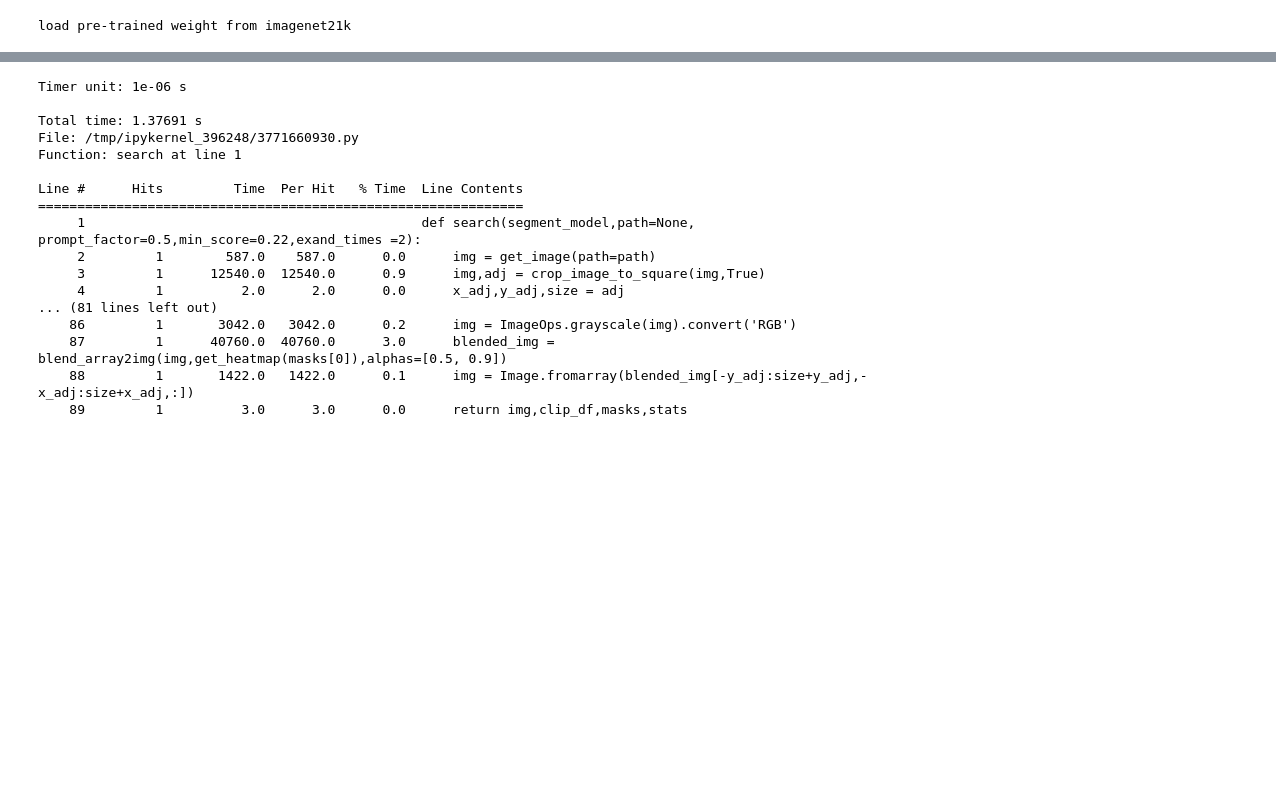
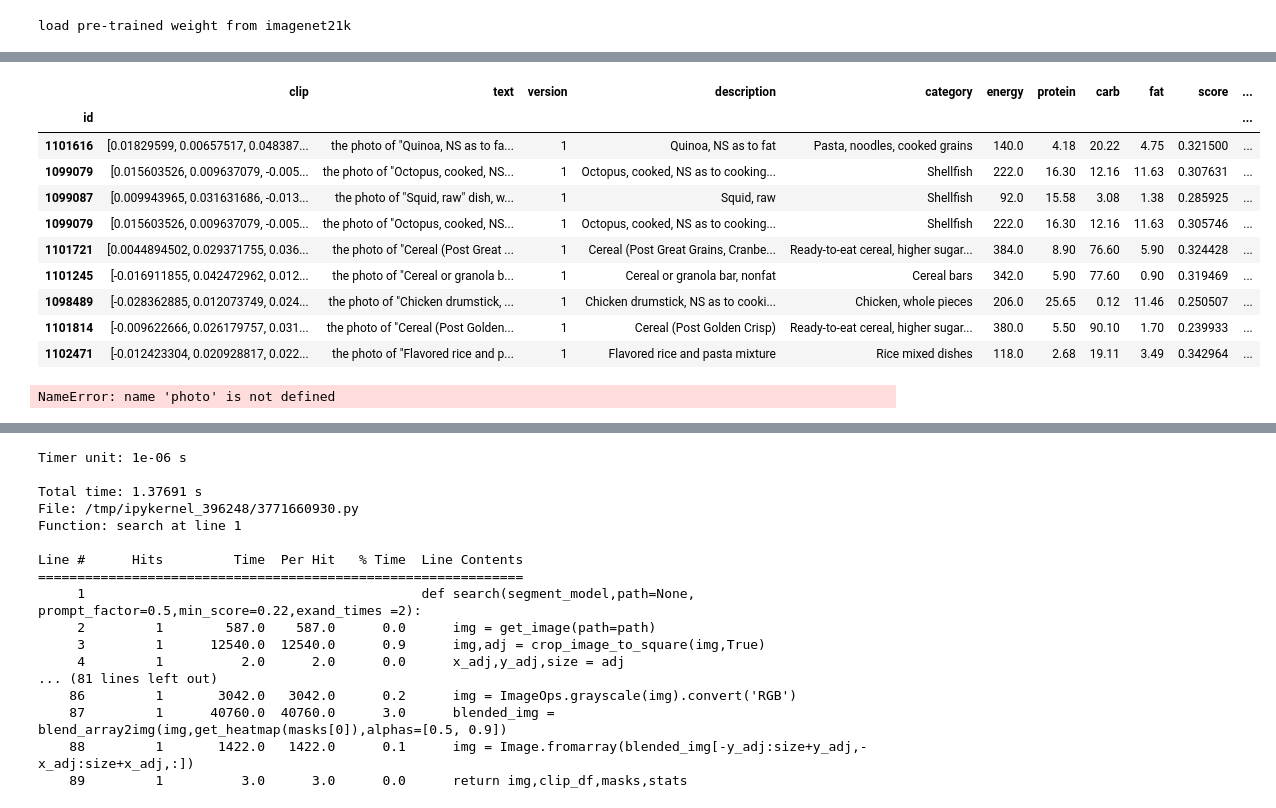
Before and after one commit to DmitriyG228/food, a Jupyter notebook: 00_nbs/01_search.ipynb, the cells around one changed output, grey strips where cells are left out. Saved outputs shown, nothing was run; the diff lists cells and outputs as text; code cells hidden in the pictures; blank space fills up the shorter version.

Commit message:
ready for preproduction

```diff
--- a/00_nbs/01_search.ipynb
+++ b/00_nbs/01_search.ipynb
@@ -292,0 +296,27 @@ img,clip_df,masks,stats = search(segment_model,path, prompt_factor=0.1,min_score
+# %%
+clip_df
+# %% [output]
+|  | clip | text | version | description | category | energy | protein | carb | fat | score | ... |
+| id |  |  |  |  |  |  |  |  |  |  | ... |
+| 1101616 | [0.01829599, 0.00657517, 0.048387... | the photo of "Quinoa, NS as to fa... | 1 | Quinoa, NS as to fat | Pasta, noodles, cooked grains | 140.0 | 4.18 | 20.22 | 4.75 | 0.321500 | ... |
+| 1099079 | [0.015603526, 0.009637079, -0.005... | the photo of "Octopus, cooked, NS... | 1 | Octopus, cooked, NS as to cooking... | Shellfish | 222.0 | 16.30 | 12.16 | 11.63 | 0.307631 | ... |
+| 1099087 | [0.009943965, 0.031631686, -0.013... | the photo of "Squid, raw" dish, w... | 1 | Squid, raw | Shellfish | 92.0 | 15.58 | 3.08 | 1.38 | 0.285925 | ... |
+| 1099079 | [0.015603526, 0.009637079, -0.005... | the photo of "Octopus, cooked, NS... | 1 | Octopus, cooked, NS as to cooking... | Shellfish | 222.0 | 16.30 | 12.16 | 11.63 | 0.305746 | ... |
+| 1101721 | [0.0044894502, 0.029371755, 0.036... | the photo of "Cereal (Post Great ... | 1 | Cereal (Post Great Grains, Cranbe... | Ready-to-eat cereal, higher sugar... | 384.0 | 8.90 | 76.60 | 5.90 | 0.324428 | ... |
+| 1101245 | [-0.016911855, 0.042472962, 0.012... | the photo of "Cereal or granola b... | 1 | Cereal or granola bar, nonfat | Cereal bars | 342.0 | 5.90 | 77.60 | 0.90 | 0.319469 | ... |
+| 1098489 | [-0.028362885, 0.012073749, 0.024... | the photo of "Chicken drumstick, ... | 1 | Chicken drumstick, NS as to cooki... | Chicken, whole pieces | 206.0 | 25.65 | 0.12 | 11.46 | 0.250507 | ... |
+| 1101814 | [-0.009622666, 0.026179757, 0.031... | the photo of "Cereal (Post Golden... | 1 | Cereal (Post Golden Crisp) | Ready-to-eat cereal, higher sugar... | 380.0 | 5.50 | 90.10 | 1.70 | 0.239933 | ... |
+| 1102471 | [-0.012423304, 0.020928817, 0.022... | the photo of "Flavored rice and p... | 1 | Flavored rice and pasta mixture | Rice mixed dishes | 118.0 | 2.68 | 19.11 | 3.49 | 0.342964 | ... |
+# %%
+dish = clip_df.reset_index()[['id','score','area']]
+dish['photo_id']         = photo['file_id']
+dish['photo_message_id'] = message['message_id']
+#sender = message['from'].to_python()
+dish['user_id'] = sender['id']
+dish['ml_version'] = 0.4
+dish['timestamp']=pd.Timestamp.utcnow()
+dish = dish.rename(columns = {"id":'food_id'})
+
+output = '; '.join(clip_df['description'].tolist())
+# %% [output]
+NameError: name 'photo' is not defined
```
Also changed, not shown: parts of 8 cells of this notebook, 6 other files.
